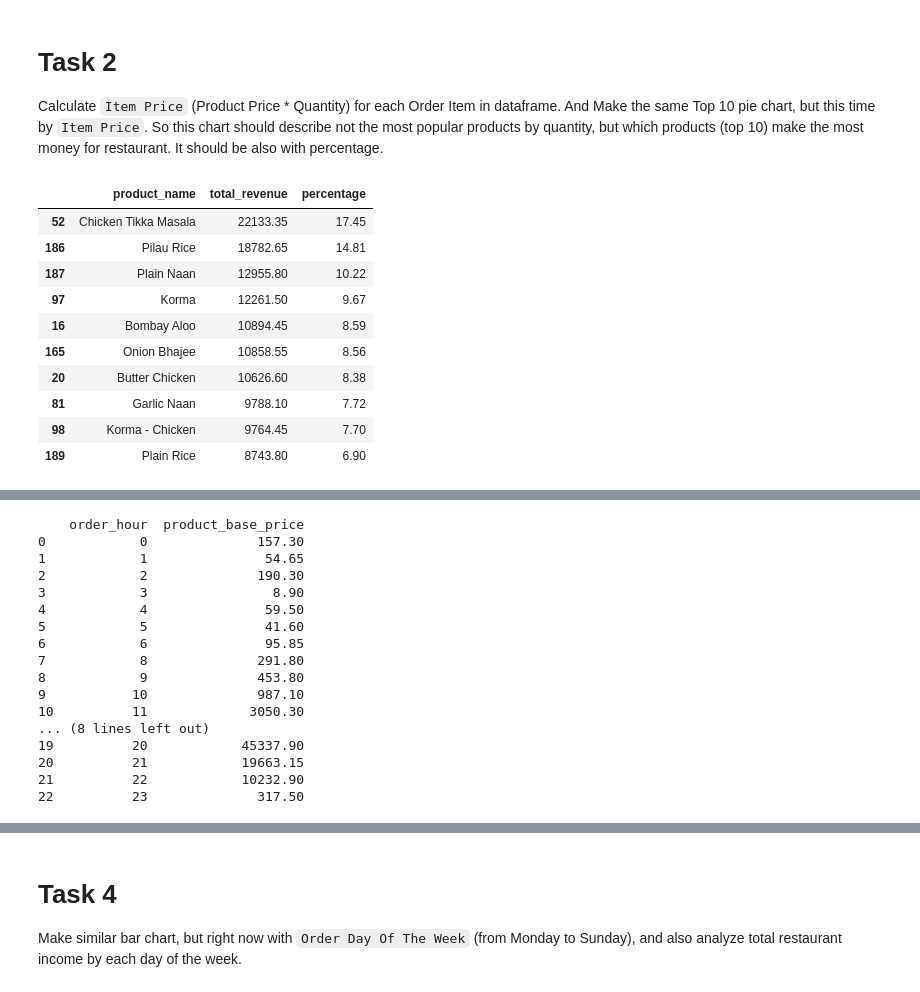
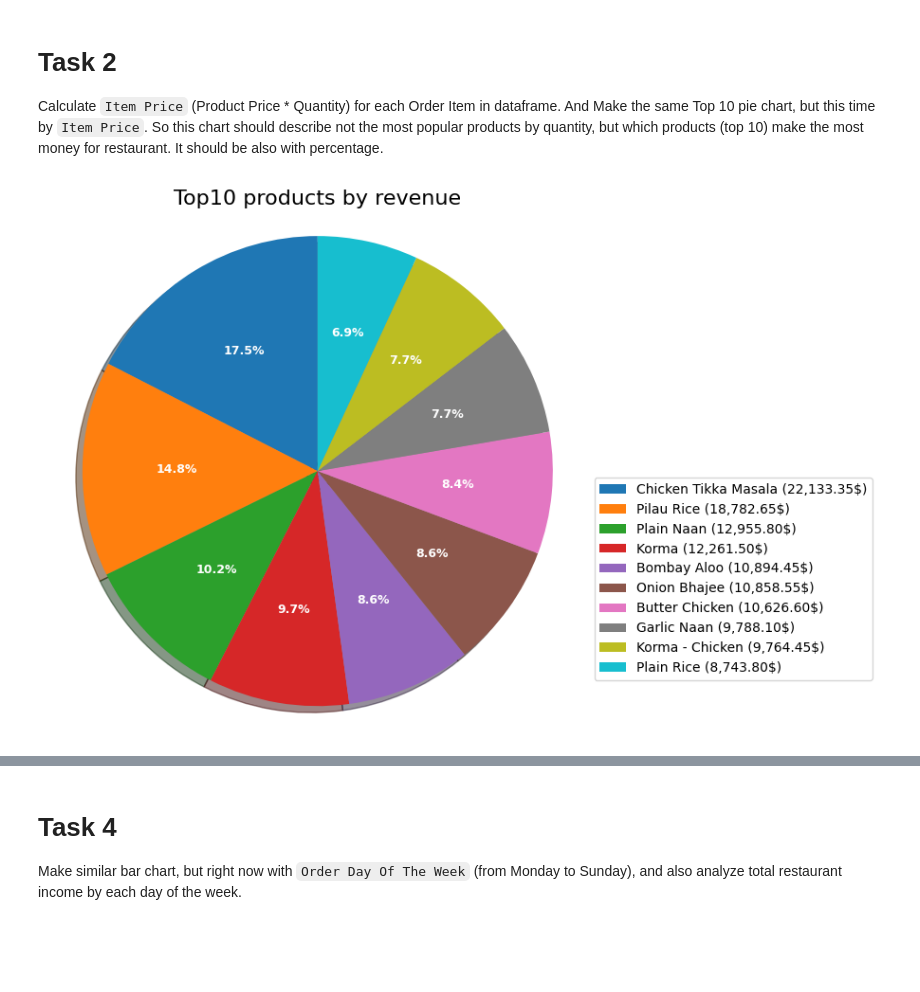
Before and after one commit to TsvetanKichuk/py-restaurant-data-analysis, a Jupyter notebook: app/main.ipynb, the cells around one changed output, grey strips where cells are left out. Cells and saved outputs as stored; diff of their text form; code cells hidden in the pictures; blank space fills up the shorter version.

```diff
--- a/app/main.ipynb
+++ b/app/main.ipynb
@@ -69,33 +84,34 @@ df.head(10)
 Calculate `Item Price` (Product Price * Quantity) for each Order Item in dataframe.
 And Make the same Top 10 pie chart, but this time by `Item Price`. So this chart should describe not the most popular products by quantity, but which products (top 10) make the most money for restaurant. It should be also with percentage.
 # %%
-import pandas as pd
-
 df = pd.read_csv('restaurant_orders_complete.csv')
-
 df['item_total_price'] = df['product_base_price'] * df['quantity']
-
 revenue_by_product = df.groupby('product_name')['item_total_price'].sum().reset_index()
 revenue_by_product.columns = ['product_name', 'total_revenue']
-
 top10_revenue = revenue_by_product.sort_values('total_revenue', ascending=False).head(10)
-
 total_revenue = top10_revenue['total_revenue'].sum()
-
 top10_revenue['percentage'] = (top10_revenue['total_revenue'] / total_revenue * 100).round(2)
 top10_revenue.head(10).round(2)
+
+plt.figure(figsize=(9, 6))
+patches, texts, autotexts = plt.pie(top10_revenue['total_revenue'], autopct='%1.1f%%',
+                                   startangle=90, shadow=True)
+for autotext in autotexts:
+    autotext.set_size(9)
+    autotext.set_weight('bold')
+    autotext.set_color('white')
+
+plt.axis('equal')
+plt.title('Top10 products by revenue', fontsize=16)
+
+plt.legend(patches, [f"{name} ({rev:,.2f}$)" for name, rev in
+                    zip(top10_revenue['product_name'], top10_revenue['total_revenue'])],
+          loc='best', bbox_to_anchor=(1, 0.5))
+
+plt.tight_layout()
+plt.show()
 # %% [output]
-|  | product_name | total_revenue | percentage |
-| 52 | Chicken Tikka Masala | 22133.35 | 17.45 |
-| 186 | Pilau Rice | 18782.65 | 14.81 |
-| 187 | Plain Naan | 12955.80 | 10.22 |
-| 97 | Korma | 12261.50 | 9.67 |
-| 16 | Bombay Aloo | 10894.45 | 8.59 |
-| 165 | Onion Bhajee | 10858.55 | 8.56 |
-| 20 | Butter Chicken | 10626.60 | 8.38 |
-| 81 | Garlic Naan | 9788.10 | 7.72 |
-| 98 | Korma - Chicken | 9764.45 | 7.70 |
-| 189 | Plain Rice | 8743.80 | 6.90 |
+[figure, added]
 # %% [markdown]
 # Task 3
 Calculate `Order Hour` based on `Order Datetime`, which will tell about the specific our the order was created (from 0 to 23). Using `Order Hour` create a bar chart, which will tell the total restaurant income based on the hour order was created. So on x-axis - it will be values from 0 to 23 (hours), on y-axis - it will be the total sum of order prices, which were sold on that hour.
@@ -103,41 +119,3 @@ Calculate `Order Hour` based on `Order Datetime`, which will tell about the spec
 Example:
 
 ![bar chart](../demo/bar.png)
-# %%
-import pandas as pd
-
-# Загрузка данных из CSV файла
-df = pd.read_csv('restaurant_orders_complete.csv')
-
-# Преобразование строки с датой и временем в datetime
-# Предполагаем, что колонка с датой и временем называется 'order_date'
-# Если она называется иначе, замените 'order_date' на фактическое название
-df['order_date'] = pd.to_datetime(df['order_date'])
-
-# Извлечение часа из datetime
-df['order_hour'] = df['order_date'].dt.hour
-
-# Расчет общей суммы заказов по часам
-# Предполагаем, что в таблице есть столбец 'item_price' с ценой позиции заказа
-# Если такого столбца нет, возможно, его нужно рассчитать как price * quantity
-hourly_revenue = df.groupby('order_hour')['product_base_price'].sum().reset_index()
-
-print(hourly_revenue)
-# %% [output]
-    order_hour  product_base_price
-0            0              157.30
-1            1               54.65
-2            2              190.30
-3            3                8.90
-4            4               59.50
-5            5               41.60
-6            6               95.85
-7            8              291.80
-8            9              453.80
-9           10              987.10
-10          11             3050.30
-... (8 lines left out)
-19          20            45337.90
-20          21            19663.15
-21          22            10232.90
-22          23              317.50
```
Also changed, not shown: parts of 6 cells of this notebook.
